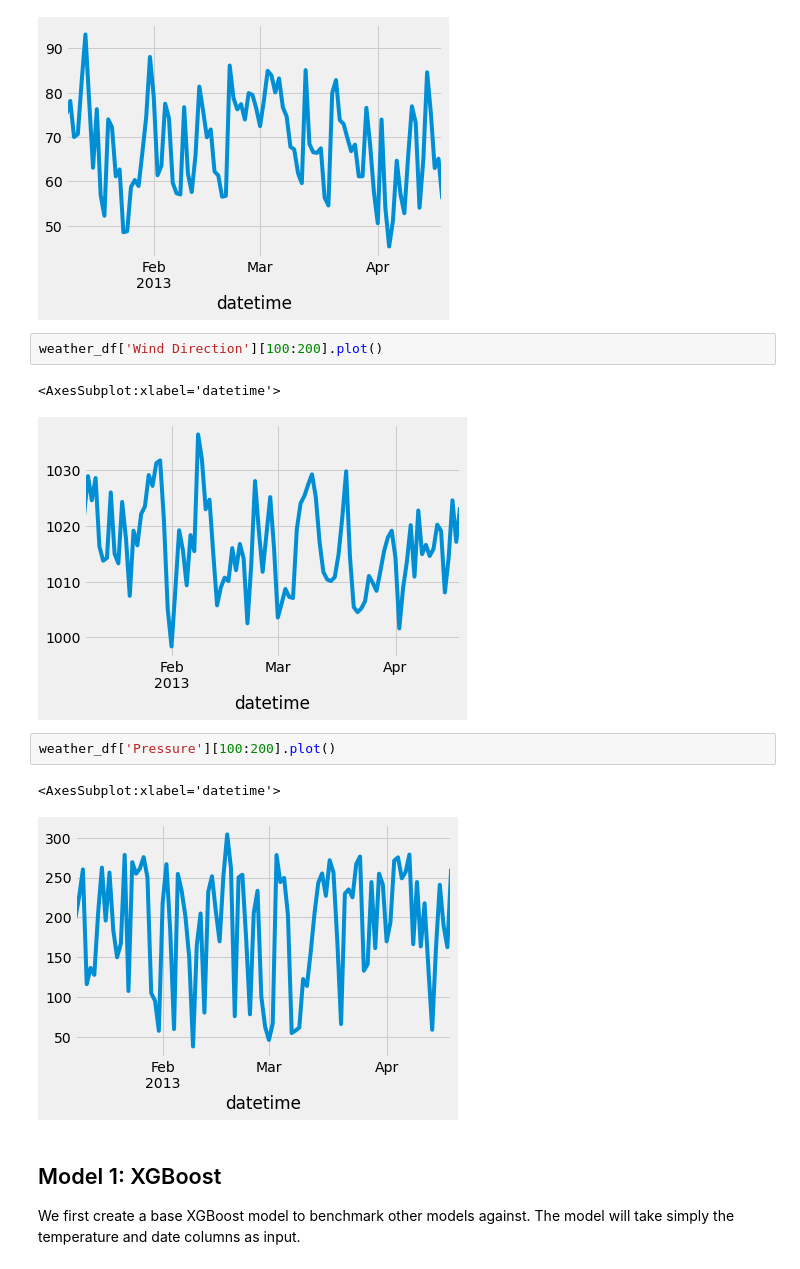
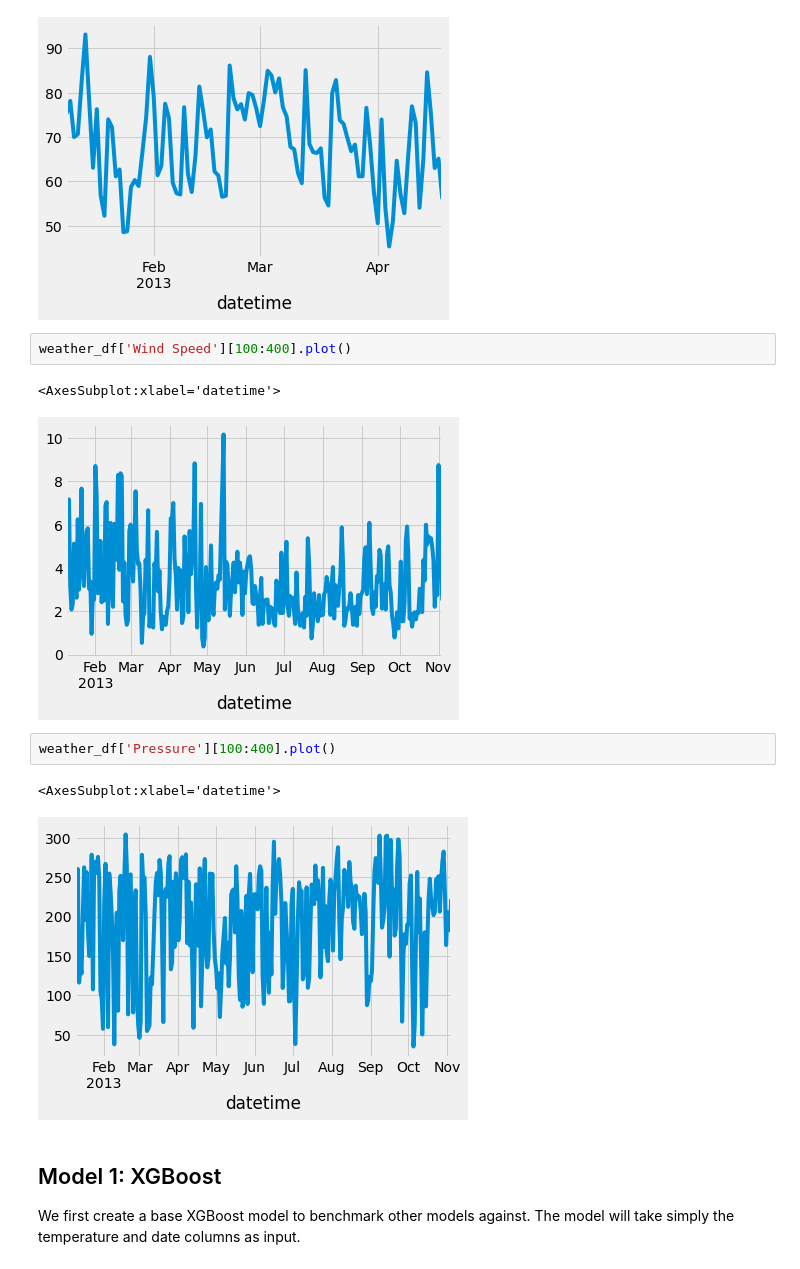
Before and after one commit to McGill-MMA-EnterpriseAnalytics/Cloud-Computations, a Jupyter notebook: INSY695_MLModels.ipynb, the cells around one changed output. Cells and saved outputs as stored; diff of their text form.

```diff
--- a/INSY695_MLModels.ipynb
+++ b/INSY695_MLModels.ipynb
@@ -77,15 +77,15 @@ weather_df['Humidity'][100:200].plot()
 <AxesSubplot:xlabel='datetime'>
 [figure]
 # %%
-weather_df['Wind Direction'][100:200].plot()
+weather_df['Wind Speed'][100:400].plot()
 # %% [output]
 <AxesSubplot:xlabel='datetime'>
-[figure, old version]
+[figure, new version]
 # %%
-weather_df['Pressure'][100:200].plot()
+weather_df['Pressure'][100:400].plot()
 # %% [output]
 <AxesSubplot:xlabel='datetime'>
-[figure, old version]
+[figure, new version]
 # %% [markdown]
 ## Model 1: XGBoost
 
```
Also changed, not shown: parts of 10 cells of this notebook, 1 other file.
